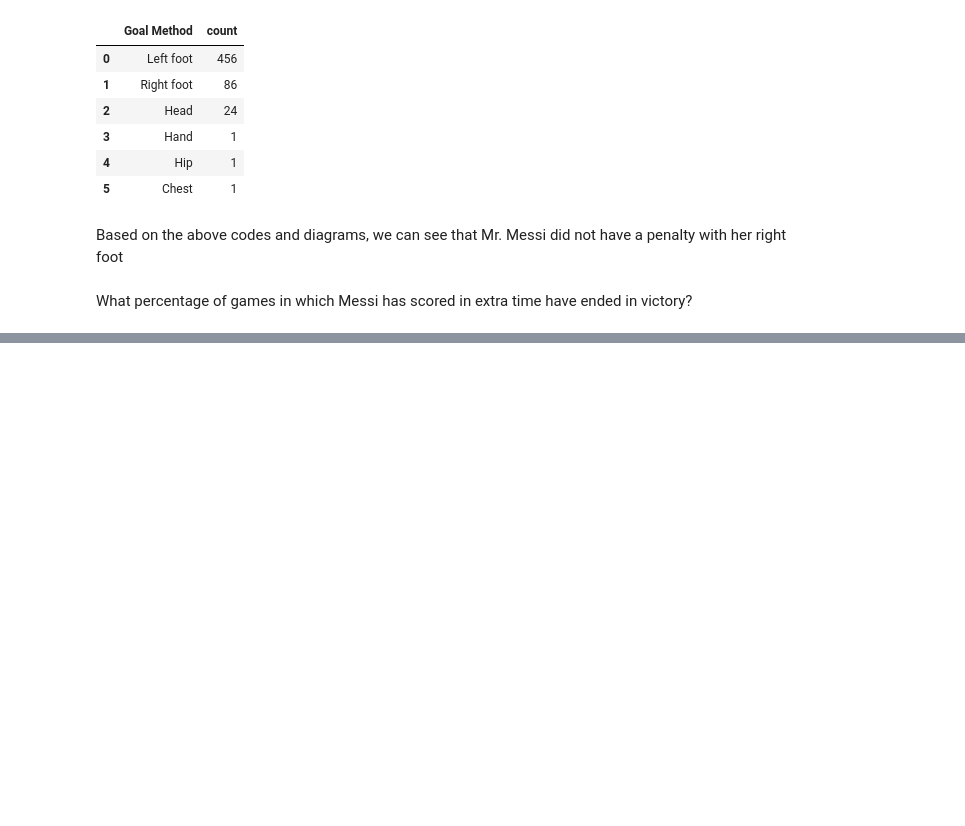
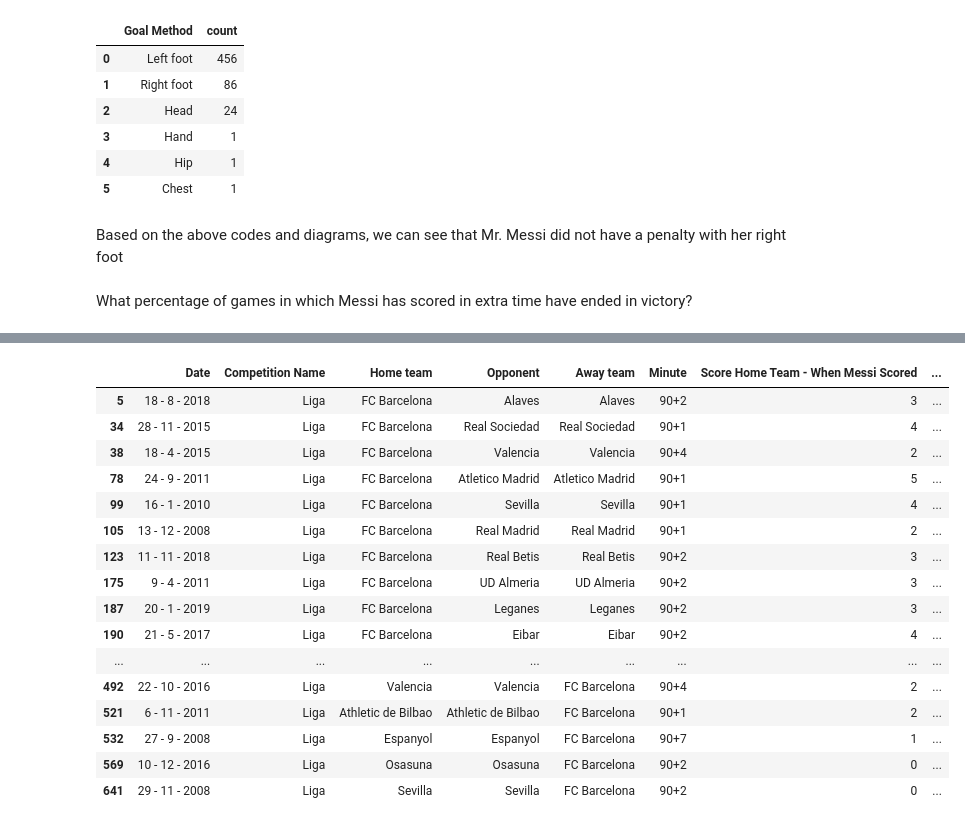
Before and after one commit to KhadijehValipour/MachineLearning3, a Jupyter notebook: messi.ipynb, the cells around one changed output, grey strips where cells are left out. Saved outputs shown, nothing was run; the diff lists cells and outputs as text; code cells hidden in the pictures; blank space fills up the shorter version.

```diff
--- a/messi.ipynb
+++ b/messi.ipynb
@@ -266,0 +311,22 @@ What percentage of games in which Messi has scored in extra time have ended in v
+# %%
+overtime = data2[data2["Minute"].str.len()>2]
+#overtime = overtime.loc[overtime['Final Game Result'] == "Won"]
+overtime
+# %% [output]
+|  | Date | Competition Name | Home team | Opponent | Away team | Minute | Score Home Team - When Messi Scored | ... |
+| 5 | 18 - 8 - 2018 | Liga | FC Barcelona | Alaves | Alaves | 90+2 | 3 | ... |
+| 34 | 28 - 11 - 2015 | Liga | FC Barcelona | Real Sociedad | Real Sociedad | 90+1 | 4 | ... |
+| 38 | 18 - 4 - 2015 | Liga | FC Barcelona | Valencia | Valencia | 90+4 | 2 | ... |
+| 78 | 24 - 9 - 2011 | Liga | FC Barcelona | Atletico Madrid | Atletico Madrid | 90+1 | 5 | ... |
+| 99 | 16 - 1 - 2010 | Liga | FC Barcelona | Sevilla | Sevilla | 90+1 | 4 | ... |
+| 105 | 13 - 12 - 2008 | Liga | FC Barcelona | Real Madrid | Real Madrid | 90+1 | 2 | ... |
+| 123 | 11 - 11 - 2018 | Liga | FC Barcelona | Real Betis | Real Betis | 90+2 | 3 | ... |
+| 175 | 9 - 4 - 2011 | Liga | FC Barcelona | UD Almeria | UD Almeria | 90+2 | 3 | ... |
+| 187 | 20 - 1 - 2019 | Liga | FC Barcelona | Leganes | Leganes | 90+2 | 3 | ... |
+| 190 | 21 - 5 - 2017 | Liga | FC Barcelona | Eibar | Eibar | 90+2 | 4 | ... |
+| ... | ... | ... | ... | ... | ... | ... | ... | ... |
+| 492 | 22 - 10 - 2016 | Liga | Valencia | Valencia | FC Barcelona | 90+4 | 2 | ... |
+| 521 | 6 - 11 - 2011 | Liga | Athletic de Bilbao | Athletic de Bilbao | FC Barcelona | 90+1 | 2 | ... |
+| 532 | 27 - 9 - 2008 | Liga | Espanyol | Espanyol | FC Barcelona | 90+7 | 1 | ... |
+| 569 | 10 - 12 - 2016 | Liga | Osasuna | Osasuna | FC Barcelona | 90+2 | 0 | ... |
+| 641 | 29 - 11 - 2008 | Liga | Sevilla | Sevilla | FC Barcelona | 90+2 | 0 | ... |
```
Also changed, not shown: parts of 7 cells of this notebook.
